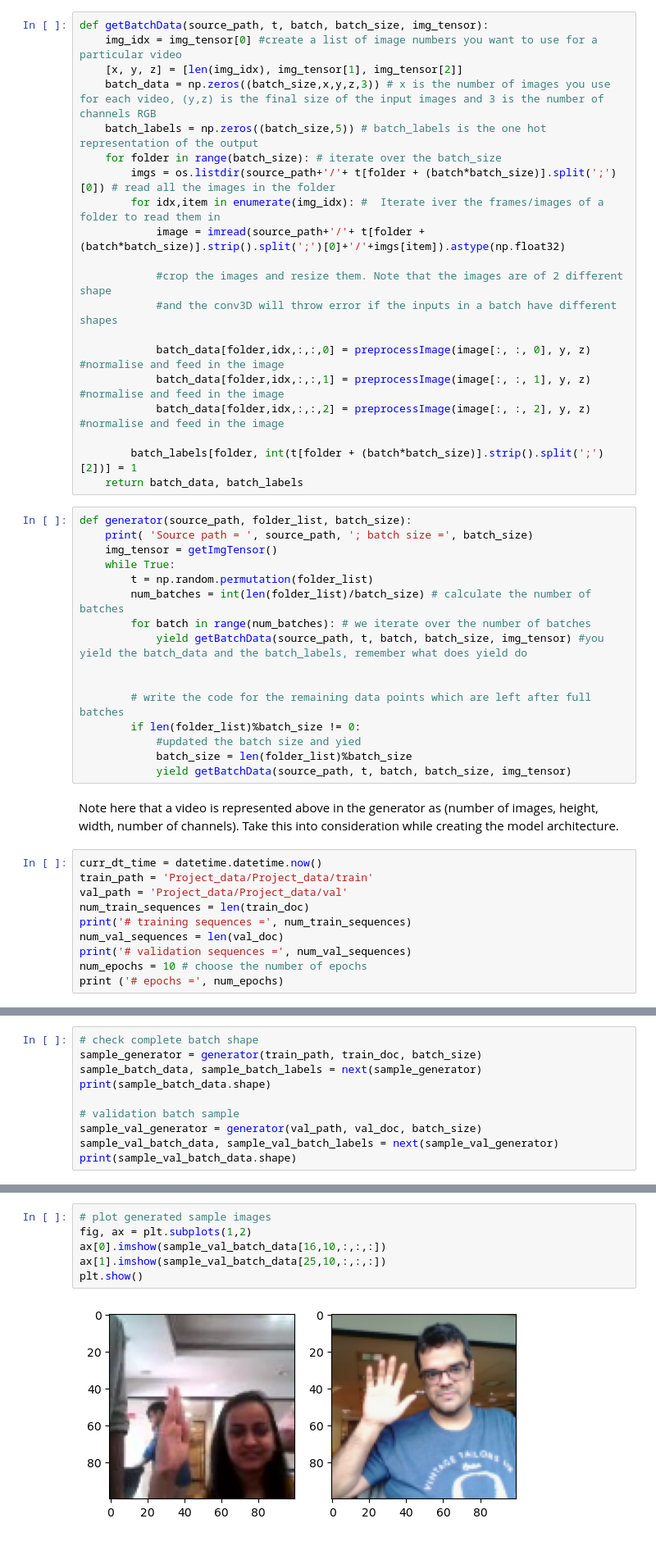
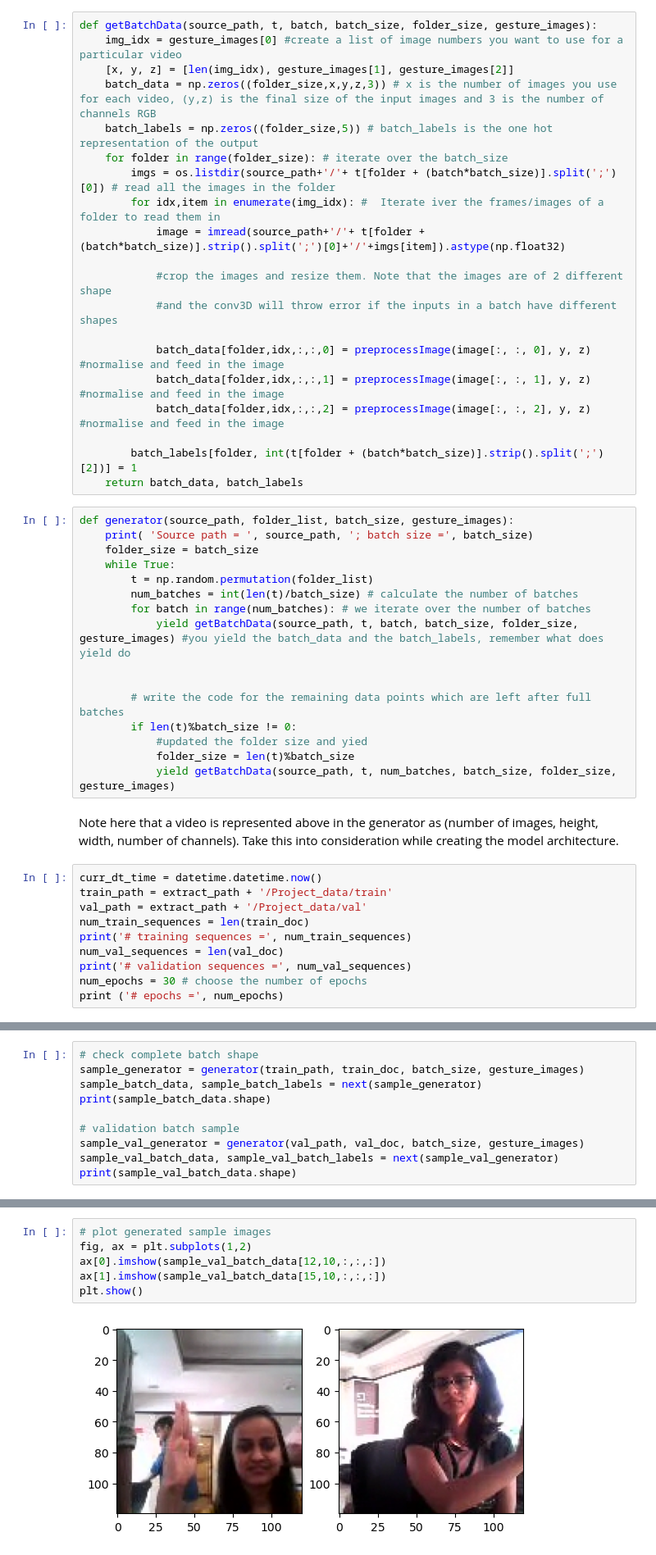
Before and after one commit to 1darknight/ThucAnh-ManhTruong-Gesture-Recognition, a Jupyter notebook: ThucAnh_ManhTruong.ipynb, the cells around one changed output, grey strips where cells are left out. Shown at 82% size. Saved outputs shown, nothing was run; the diff lists cells and outputs as text.

```diff
--- a/ThucAnh_ManhTruong.ipynb
+++ b/ThucAnh_ManhTruong.ipynb
@@ -71,10 +101,10 @@ print ('# img_tensor =', img_tensor)
 # %%
-def getBatchData(source_path, t, batch, batch_size, img_tensor):
-    img_idx = img_tensor[0] #create a list of image numbers you want to use for a particular video
-    [x, y, z] = [len(img_idx), img_tensor[1], img_tensor[2]]
-    batch_data = np.zeros((batch_size,x,y,z,3)) # x is the number of images you use for each video, (y,z) is the final size of the input images and 3 is the number of channels RGB
-    batch_labels = np.zeros((batch_size,5)) # batch_labels is the one hot representation of the output
-    for folder in range(batch_size): # iterate over the batch_size
+def getBatchData(source_path, t, batch, batch_size, folder_size, gesture_images):
+    img_idx = gesture_images[0] #create a list of image numbers you want to use for a particular video
+    [x, y, z] = [len(img_idx), gesture_images[1], gesture_images[2]]
+    batch_data = np.zeros((folder_size,x,y,z,3)) # x is the number of images you use for each video, (y,z) is the final size of the input images and 3 is the number of channels RGB
+    batch_labels = np.zeros((folder_size,5)) # batch_labels is the one hot representation of the output
+    for folder in range(folder_size): # iterate over the batch_size
         imgs = os.listdir(source_path+'/'+ t[folder + (batch*batch_size)].split(';')[0]) # read all the images in the folder
         for idx,item in enumerate(img_idx): #  Iterate iver the frames/images of a folder to read them in
             image = imread(source_path+'/'+ t[folder + (batch*batch_size)].strip().split(';')[0]+'/'+imgs[item]).astype(np.float32)
@@ -89,32 +119,32 @@ def getBatchData(source_path, t, batch, batch_size, img_tensor):
         batch_labels[folder, int(t[folder + (batch*batch_size)].strip().split(';')[2])] = 1
     return batch_data, batch_labels
 # %%
-def generator(source_path, folder_list, batch_size):
+def generator(source_path, folder_list, batch_size, gesture_images):
     print( 'Source path = ', source_path, '; batch size =', batch_size)
-    img_tensor = getImgTensor()
+    folder_size = batch_size
     while True:
         t = np.random.permutation(folder_list)
-        num_batches = int(len(folder_list)/batch_size) # calculate the number of batches
+        num_batches = int(len(t)/batch_size) # calculate the number of batches
         for batch in range(num_batches): # we iterate over the number of batches
-            yield getBatchData(source_path, t, batch, batch_size, img_tensor) #you yield the batch_data and the batch_labels, remember what does yield do
+            yield getBatchData(source_path, t, batch, batch_size, folder_size, gesture_images) #you yield the batch_data and the batch_labels, remember what does yield do
 
 
         # write the code for the remaining data points which are left after full batches
-        if len(folder_list)%batch_size != 0:
-            #updated the batch size and yied
-            batch_size = len(folder_list)%batch_size
-            yield getBatchData(source_path, t, batch, batch_size, img_tensor)
+        if len(t)%batch_size != 0:
+            #updated the folder size and yied
+            folder_size = len(t)%batch_size
+            yield getBatchData(source_path, t, num_batches, batch_size, folder_size, gesture_images)
 # %% [markdown]
 Note here that a video is represented above in the generator as (number of images, height, width, number of channels). Take this into consideration while creating the model architecture.
 # %%
 curr_dt_time = datetime.datetime.now()
-train_path = 'Project_data/Project_data/train'
-val_path = 'Project_data/Project_data/val'
+train_path = extract_path + '/Project_data/train'
+val_path = extract_path + '/Project_data/val'
 num_train_sequences = len(train_doc)
 print('# training sequences =', num_train_sequences)
 num_val_sequences = len(val_doc)
 print('# validation sequences =', num_val_sequences)
-num_epochs = 10 # choose the number of epochs
+num_epochs = 30 # choose the number of epochs
 print ('# epochs =', num_epochs)
 # %% [output]
 # training sequences = 663
@@ -123,11 +153,11 @@ print ('# epochs =', num_epochs)
 # %%
 # check complete batch shape
-sample_generator = generator(train_path, train_doc, batch_size)
+sample_generator = generator(train_path, train_doc, batch_size, gesture_images)
 sample_batch_data, sample_batch_labels = next(sample_generator)
 print(sample_batch_data.shape)
 
 # validation batch sample
-sample_val_generator = generator(val_path, val_doc, batch_size)
+sample_val_generator = generator(val_path, val_doc, batch_size, gesture_images)
 sample_val_batch_data, sample_val_batch_labels = next(sample_val_generator)
 print(sample_val_batch_data.shape)
 # %% [output]
@@ -138,8 +168,8 @@ Source path =  Project_data/Project_data/val ; batch size = 64
 # %%
 # plot generated sample images
 fig, ax = plt.subplots(1,2)
-ax[0].imshow(sample_val_batch_data[16,10,:,:,:])
-ax[1].imshow(sample_val_batch_data[25,10,:,:,:])
+ax[0].imshow(sample_val_batch_data[12,10,:,:,:])
+ax[1].imshow(sample_val_batch_data[15,10,:,:,:])
 plt.show()
 # %% [output]
-[figure, old version]
+[figure, new version]
```
Also changed, not shown: parts of 40 cells of this notebook.
